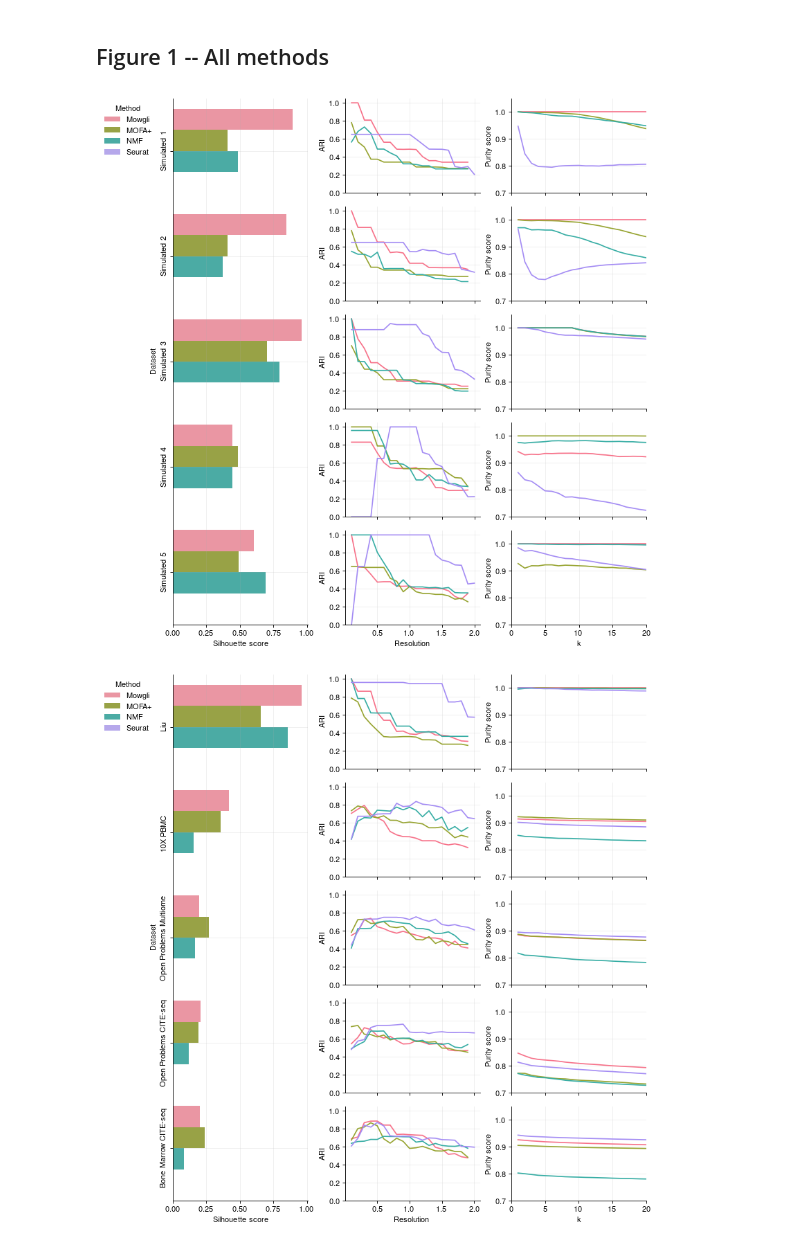
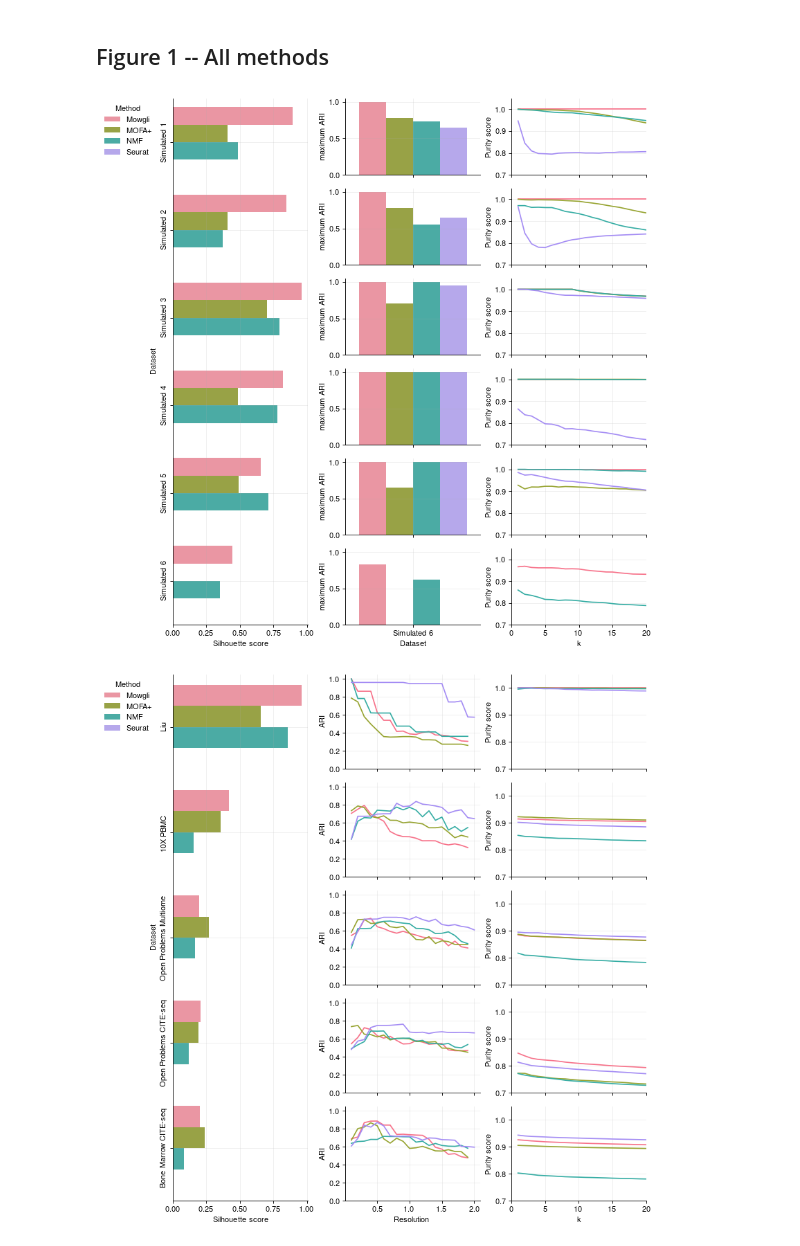
Before and after one commit to cantinilab/mowgli_reproducibility, a Jupyter notebook: visualize/figures.ipynb, the cells around one changed output. Saved outputs shown, nothing was run; the diff lists cells and outputs as text; code cells hidden in the pictures.

```diff
--- a/visualize/figures.ipynb
+++ b/visualize/figures.ipynb
@@ -104,6 +104,9 @@ scores_df.loc[idx, "Dataset"] = "Simulated 4"
 idx = scores_df.index.to_series().str.contains("sim5")
 scores_df.loc[idx, "Dataset"] = "Simulated 5"
 
+idx = scores_df.index.to_series().str.contains("sim6")
+scores_df.loc[idx, "Dataset"] = "Simulated 6"
+
 idx = scores_df.index.to_series().str.contains("bmcite")
 scores_df.loc[idx, "Dataset"] = "Bone Marrow CITE-seq"
 
@@ -196,6 +199,7 @@ datasets = [
     "Simulated 3",
     "Simulated 4",
     "Simulated 5",
+    "Simulated 6",
 ]
 
 palette = sns.color_palette("flare", n_colors=4)
@@ -213,6 +217,7 @@ axes = fig.subplot_mosaic(
     AFG
     AHI
     AJK
+    ALM
     """
 )
 
@@ -239,7 +244,7 @@ axes["A"].set_yticklabels(axes["A"].get_yticklabels(), rotation=90, va="center")
 # Visualize the ARI as a line plot.
 ymin = ari_res["ARI"].min()
 ymax = ari_res["ARI"].max() + 0.05
-for i, ax in enumerate([axes["B"], axes["D"], axes["F"], axes["H"], axes["J"]]):
+for i, ax in enumerate([axes["B"], axes["D"], axes["F"], axes["H"], axes["J"], axes["L"]]):
     idx = ari_res["Dataset"].str.contains(datasets[i])
     idx = idx & (ari_res["Method"] == "Mowgli")
     sns.lineplot(
@@ -260,7 +265,7 @@ for i, ax in enumerate([axes["B"], axes["D"], axes["F"], axes["H"], axes["J"]]):
 # Visualize the purity score as a line plot.
 ymin = purity_res["Purity score"].min()
 ymax = purity_res["Purity score"].max() + 0.05
-for i, ax in enumerate([axes["C"], axes["E"], axes["G"], axes["I"], axes["K"]]):
+for i, ax in enumerate([axes["C"], axes["E"], axes["G"], axes["I"], axes["K"], axes["M"]]):
     idx = purity_res["Dataset"].str.contains(datasets[i])
     idx = idx & (purity_res["Method"] == "Mowgli")
     sns.lineplot(
@@ -388,9 +393,10 @@ datasets = [
     "Simulated 3",
     "Simulated 4",
     "Simulated 5",
+    "Simulated 6",
 ]
 
-palette = sns.color_palette("crest", n_colors=4)
+palette = sns.color_palette("flare", n_colors=4)
 
 for i in range(len(datasets)):
     idx = scores_df["Dataset"].str.contains(datasets[i])
@@ -405,6 +411,7 @@ axes = fig.subplot_mosaic(
     AFG
     AHI
     AJK
+    ALM
     """
 )
 
@@ -431,7 +438,7 @@ axes["A"].set_yticklabels(axes["A"].get_yticklabels(), rotation=90, va="center")
 # Visualize the ARI as a line plot.
 ymin = ari_res["ARI"].min()
 ymax = ari_res["ARI"].max() + 0.05
-for i, ax in enumerate([axes["B"], axes["D"], axes["F"], axes["H"], axes["J"]]):
+for i, ax in enumerate([axes["B"], axes["D"], axes["F"], axes["H"], axes["J"], axes["L"]]):
     idx = ari_res["Dataset"].str.contains(datasets[i])
     idx = idx & (ari_res["Method"] == "MOFA+")
     sns.lineplot(
@@ -452,7 +459,7 @@ for i, ax in enumerate([axes["B"], axes["D"], axes["F"], axes["H"], axes["J"]]):
 # Visualize the purity score as a line plot.
 ymin = purity_res["Purity score"].min()
 ymax = purity_res["Purity score"].max() + 0.05
-for i, ax in enumerate([axes["C"], axes["E"], axes["G"], axes["I"], axes["K"]]):
+for i, ax in enumerate([axes["C"], axes["E"], axes["G"], axes["I"], axes["K"], axes["M"]]):
     idx = purity_res["Dataset"].str.contains(datasets[i])
     idx = idx & (purity_res["Method"] == "MOFA+")
     sns.lineplot(
@@ -580,9 +588,10 @@ datasets = [
     "Simulated 3",
     "Simulated 4",
     "Simulated 5",
+    "Simulated 6",
 ]
 
-palette = sns.color_palette("mako", n_colors=4)
+palette = sns.color_palette("flare", n_colors=4)
 
 for i in range(len(datasets)):
     idx = scores_df["Dataset"].str.contains(datasets[i])
@@ -597,6 +606,7 @@ axes = fig.subplot_mosaic(
     AFG
     AHI
     AJK
+    ALM
     """
 )
 
@@ -623,7 +633,7 @@ axes["A"].set_yticklabels(axes["A"].get_yticklabels(), rotation=90, va="center")
 # Visualize the ARI as a line plot.
 ymin = ari_res["ARI"].min()
 ymax = ari_res["ARI"].max() + 0.05
-for i, ax in enumerate([axes["B"], axes["D"], axes["F"], axes["H"], axes["J"]]):
+for i, ax in enumerate([axes["B"], axes["D"], axes["F"], axes["H"], axes["J"], axes["L"]]):
     idx = ari_res["Dataset"].str.contains(datasets[i])
     idx = idx & (ari_res["Method"] == "NMF")
     sns.lineplot(
@@ -644,7 +654,7 @@ for i, ax in enumerate([axes["B"], axes["D"], axes["F"], axes["H"], axes["J"]]):
 # Visualize the purity score as a line plot.
 ymin = purity_res["Purity score"].min()
 ymax = purity_res["Purity score"].max() + 0.05
-for i, ax in enumerate([axes["C"], axes["E"], axes["G"], axes["I"], axes["K"]]):
+for i, ax in enumerate([axes["C"], axes["E"], axes["G"], axes["I"], axes["K"], axes["M"]]):
     idx = purity_res["Dataset"].str.contains(datasets[i])
     idx = idx & (purity_res["Method"] == "NMF")
     sns.lineplot(
@@ -801,6 +811,7 @@ datasets = [
     "Simulated 3",
     "Simulated 4",
     "Simulated 5",
+    "Simulated 6",
 ]
 
 for i in range(len(datasets)):
@@ -816,6 +827,7 @@ axes = fig.subplot_mosaic(
     AFG
     AHI
     AJK
+    ALM
     """
 )
 
@@ -840,46 +852,49 @@ axes["A"].set_yticklabels(axes["A"].get_yticklabels(), rotation=90, va="center")
 # Visualize the ARI as a line plot.
 ymin = ari_res_sub["ARI"].min()
 ymax = ari_res_sub["ARI"].max() + 0.05
-for i, ax in enumerate([axes["B"], axes["D"], axes["F"], axes["H"], axes["J"]]):
+for i, ax in enumerate([axes["B"], axes["D"], axes["F"], axes["H"], axes["J"], axes["L"]]):
     idx = ari_res_sub["Dataset"].str.contains(datasets[i])
-    sns.lineplot(
+    sns.barplot(
         data=ari_res_sub.loc[idx],
-        x="Resolution",
+        x="Dataset",
         y="ARI",
         hue="Method",
         hue_order=["Mowgli", "MOFA+", "NMF", "Seurat"],
+        estimator=max,
+        ci=None,
         ax=ax,
     )
     ax.get_legend().remove()
     ax.set(ylim=(ymin, ymax))
+    ax.set(ylabel="maximum ARI")
     if i < len(datasets) - 1:
         ax.set_xticklabels([])
         ax.set(xlabel=None)
 
 # Visualize the purity score as a line plot.
 ymin = purity_res_sub["Purity score"].min()
 ymax = purity_res_sub["Purity score"].max() + 0.05
-for i, ax in enumerate([axes["C"], axes["E"], axes["G"], axes["I"], axes["K"]]):
+for i, ax in enumerate([axes["C"], axes["E"], axes["G"], axes["I"], axes["K"], axes["M"]]):
     idx = purity_res_sub["Dataset"].str.contains(datasets[i])
     sns.lineplot(
         data=purity_res_sub.loc[idx],
         x="k",
         y="Purity score",
         hue="Method",
         hue_order=["Mowgli", "MOFA+", "NMF", "Seurat"],
         ax=ax,
     )
     ax.get_legend().remove()
     ax.set(ylim=(0.7, ymax))
     ax.set(xlim=(0, 20))
     if i < len(datasets) - 1:
         ax.set_xticklabels([])
         ax.set(xlabel=None)
 
 for i in axes:
     axes[i].grid()
 # %% [output]
-[figure, old version]
+[figure, new version]
 # %%
 # List the datasets.
 
```
Also changed, not shown: parts of 3 cells of this notebook, 10 other files.
